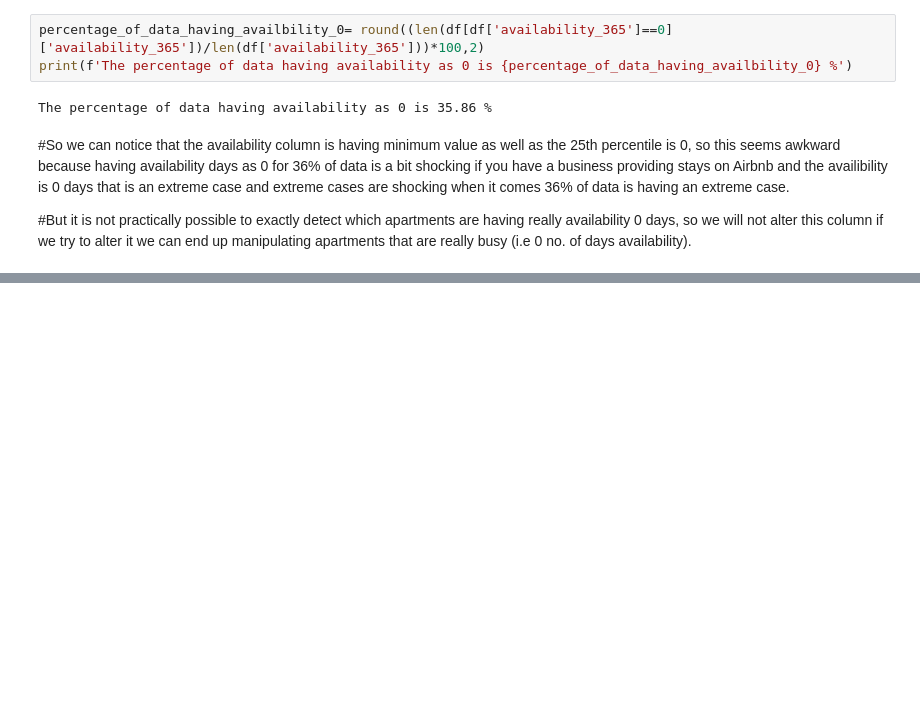
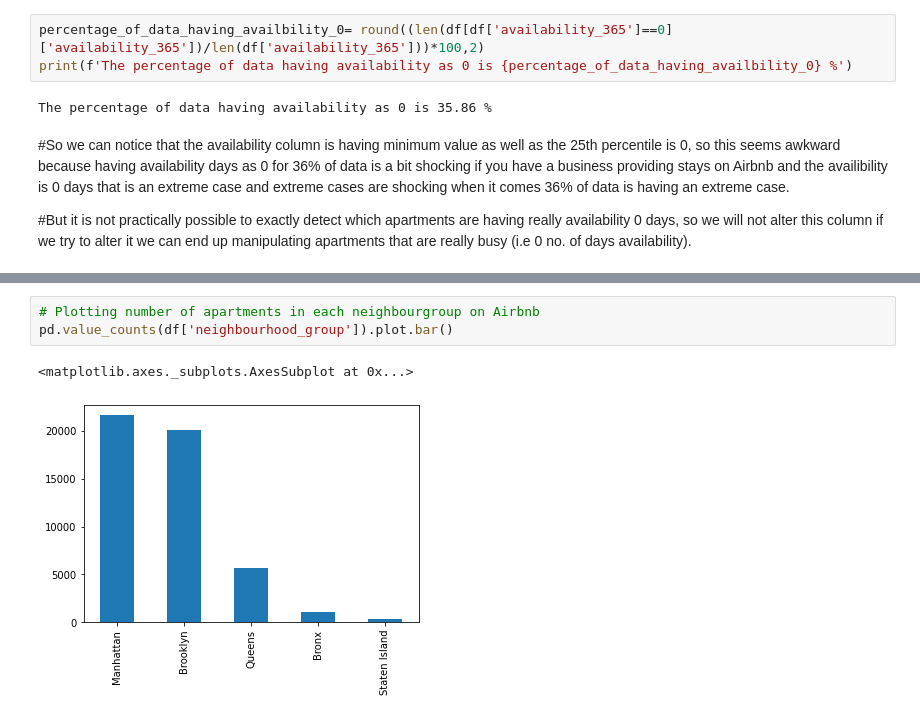
Before and after one commit to dil150898/Airbnb-EDA, a Jupyter notebook: Airbnb_Bookings_Analysis_Capstone_Project.ipynb, the cells around one changed output, grey strips where cells are left out. Cells and saved outputs as stored; diff of their text form; blank space fills up the shorter version.

```diff
--- a/Airbnb_Bookings_Analysis_Capstone_Project.ipynb
+++ b/Airbnb_Bookings_Analysis_Capstone_Project.ipynb
@@ -259,0 +402,6 @@ The percentage of data having availability as 0 is 35.86 %
+# %%
+# Plotting number of apartments in each neighbourgroup on Airbnb
+pd.value_counts(df['neighbourhood_group']).plot.bar()
+# %% [output]
+<matplotlib.axes._subplots.AxesSubplot at 0x...>
+[figure, added]
```
Also changed, not shown: parts of 28 cells of this notebook.
